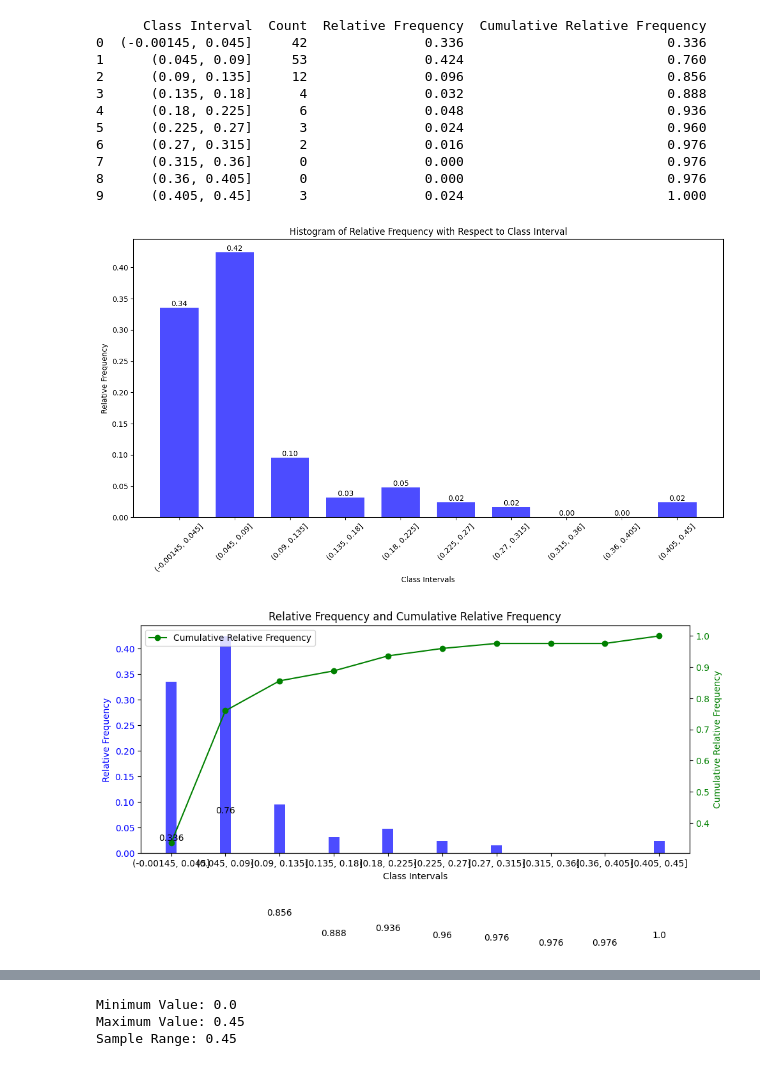
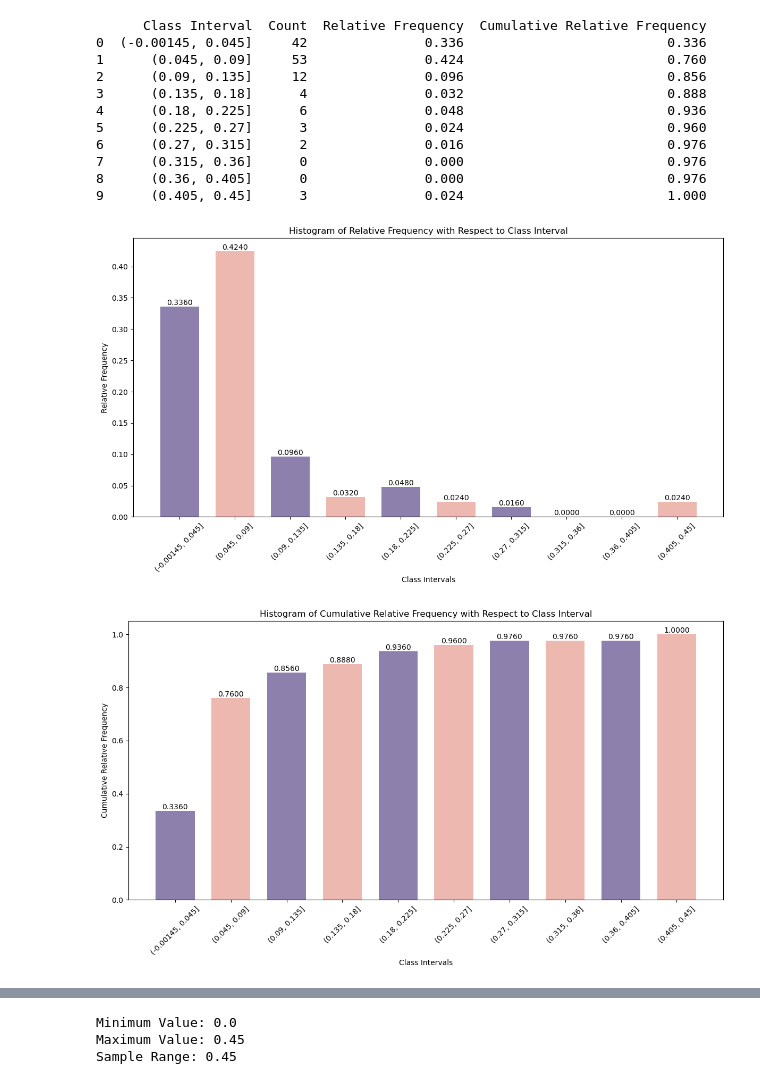
Before and after one commit to Meet78/DASC-5302-Project-1, a Jupyter notebook: prob_part_2_1.ipynb, the cells around one changed output, grey strips where cells are left out. Drawn from its saved outputs; the diff is of its cells as text; code cells hidden in the pictures.

```diff
--- a/prob_part_2_1.ipynb
+++ b/prob_part_2_1.ipynb
@@ -181,16 +196,16 @@ print(frequency_table)
 # %%
 import matplotlib.pyplot as plt
 
-# Assuming you have class_intervals and relative_frequencies
+# Assuming you have 'class_intervals' and 'relative_frequencies' defined earlier
 
 # Create the histogram
 plt.figure(figsize=(12, 7))
-bars = plt.bar(class_intervals, relative_frequencies, width=0.7, align='center', alpha=0.7, color='blue')
+bars = plt.bar(class_intervals, relative_frequencies, width=0.7, align='center', alpha=0.7, color=['#5F4B8BFF', '#E69A8DFF'])  # Added color parameter
 
 # Add relative frequency labels on top of each bar
 for bar, freq in zip(bars, relative_frequencies):
     yval = bar.get_height()
-    plt.text(bar.get_x() + bar.get_width()/2, yval, f'{freq:.2f}', va='bottom', ha='center', color='black', fontsize=10)
+    plt.text(bar.get_x() + bar.get_width()/2, yval, f'{freq:.4f}', va='bottom', ha='center', color='black', fontsize=10)
 
 # Set labels and title
 plt.xlabel('Class Intervals')
@@ -202,49 +217,30 @@ plt.xticks(rotation=45)
 plt.tight_layout()
 plt.show()
 # %% [output]
-[figure, old version]
+[figure, new version]
 # %%
 import matplotlib.pyplot as plt
 
-# Assuming you have the 'frequency_table' DataFrame from the previous code
-# If not, replace this with your actual frequency table
+# Assuming you have class_intervals and cumulative_relative_frequencies
 
-# Convert class intervals to strings
-class_intervals = frequency_table['Class Interval'].astype(str)
-relative_frequencies = frequency_table['Relative Frequency']
-cumulative_relative_frequencies = frequency_table['Cumulative Relative Frequency']
+# Create the histogram
+# Create the histogram
+plt.figure(figsize=(12, 7))
+bars = plt.bar(class_intervals, cumulative_relative_frequencies, width=0.7, align='center', alpha=0.7, color=['#5F4B8BFF', '#E69A8DFF'])  # Added color parameter
 
-# Create the figure and the first axis (for relative frequencies)
-fig, ax1 = plt.subplots(figsize=(10, 6))
-
-# Create the bar chart for relative frequencies
-bars = ax1.bar(class_intervals, relative_frequencies, width=0.2, align='center', alpha=0.7, color='blue')
-ax1.set_xlabel('Class Intervals')
-ax1.set_ylabel('Relative Frequency', color='blue')
-ax1.tick_params(axis='y', labelcolor='blue')
-
-# Create the second axis (for cumulative relative frequencies)
-ax2 = ax1.twinx()
-line = ax2.plot(class_intervals, cumulative_relative_frequencies, marker='o', color='green', linestyle='-', label='Cumulative Relative Frequency')
-ax2.set_ylabel('Cumulative Relative Frequency', color='green')
-ax2.tick_params(axis='y', labelcolor='green')
-
-# Add cumulative frequency labels on top of each bar
+# Add relative frequency labels on top of each bar
 for bar, freq in zip(bars, cumulative_relative_frequencies):
     yval = bar.get_height()
-    plt.text(bar.get_x() + bar.get_width()/2, yval, round(freq, 6), va='bottom', ha='center', color='black', fontsize=10)
+    plt.text(bar.get_x() + bar.get_width()/2, yval, f'{freq:.4f}', va='bottom', ha='center', color='black', fontsize=10)
 
-# Combine legend for both axes
-lines, labels = ax1.get_legend_handles_labels()
-lines2, labels2 = ax2.get_legend_handles_labels()
-ax2.legend(lines + lines2, labels + labels2, loc=0)
-
-# Set title
-plt.title('Relative Frequency and Cumulative Relative Frequency')
+# Set labels and title
+plt.xlabel('Class Intervals')
+plt.ylabel('Cumulative Relative Frequency')
+plt.title('Histogram of Cumulative Relative Frequency with Respect to Class Interval')
 
 # Show the plot
 plt.xticks(rotation=45)
 plt.tight_layout()
 plt.show()
 # %% [output]
-[figure, old version]
+[figure, new version]
```
Also changed, not shown: parts of 7 cells of this notebook.
